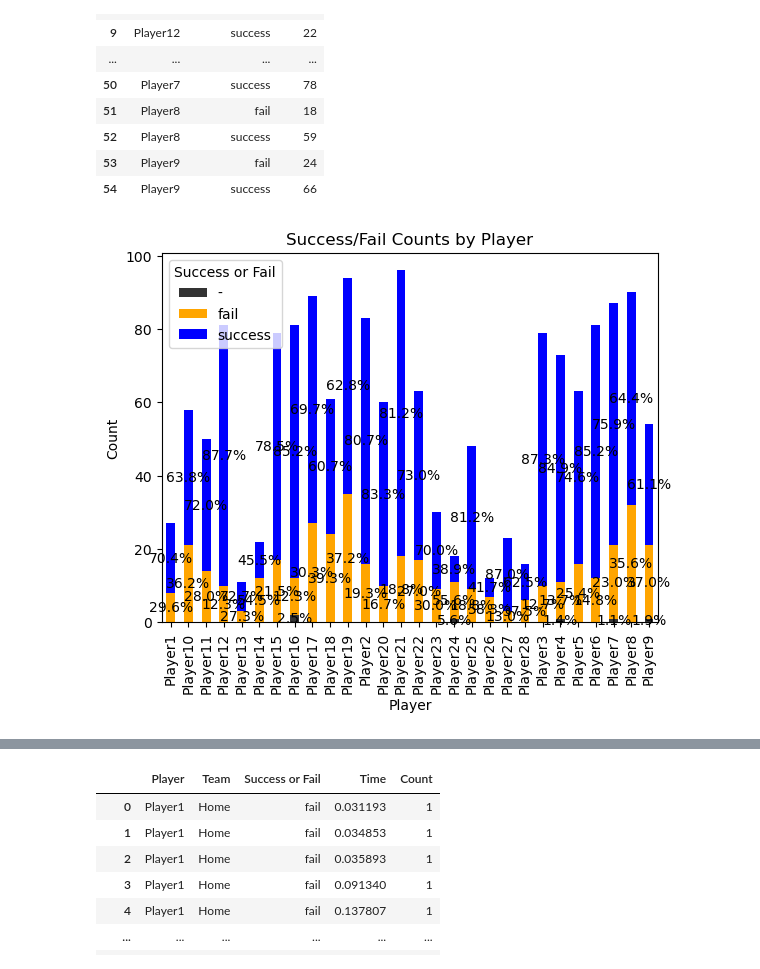
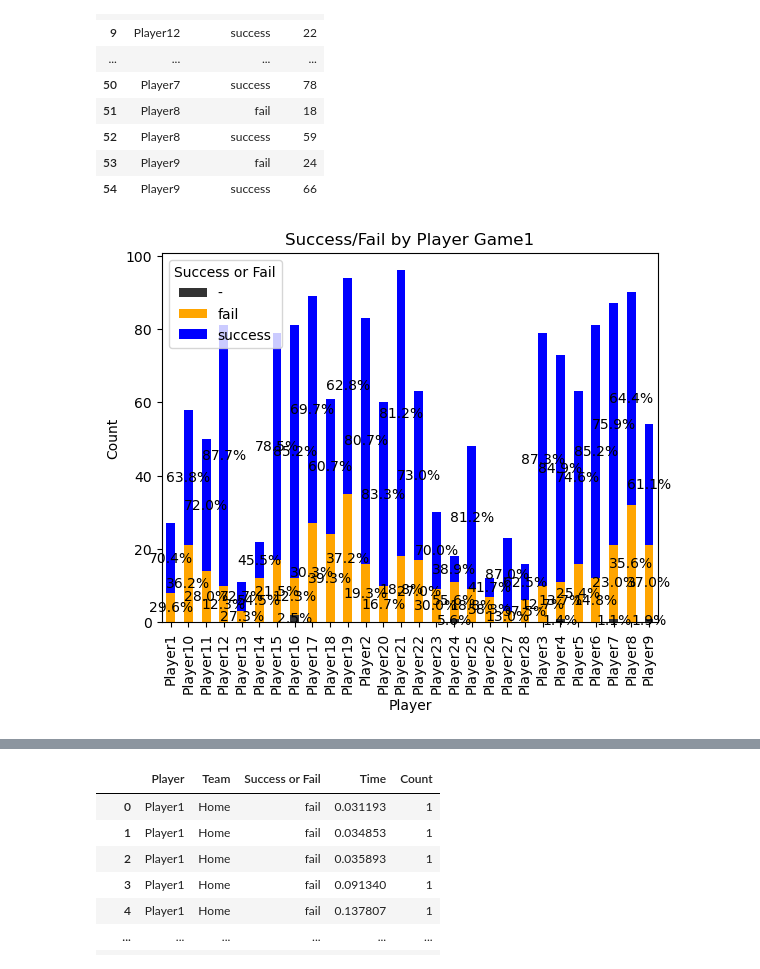
Before and after one commit to lnyousif/Football101, a Jupyter notebook: Rami Notebook.ipynb, the cells around one changed output, grey strips where cells are left out. Drawn from its saved outputs; the diff is of its cells as text; code cells hidden in the pictures.

Commit message:
adding my charts

```diff
--- a/Rami Notebook.ipynb
+++ b/Rami Notebook.ipynb
@@ -358,35 +359,36 @@ player_success_df2
 # %%
 # Define a colorblind-friendly color palette for success and fail
 category_colors = {'success': 'blue', 'fail': 'orange'}  # Adjust as needed
 
 # Pivot the DataFrame
 pivot_df = player_success_df.pivot(index='Player', columns='Success or Fail', values='Count')
 
 # Calculate the percentages
 percent_df = pivot_df.div(pivot_df.sum(axis=1), axis=0) * 100
 
 # Plot with colorblind-friendly colors
 ax = pivot_df.plot(kind='bar', stacked=True, color=[category_colors.get(x, '#333333') for x in pivot_df.columns])
 
 plt.xlabel('Player')
 plt.ylabel('Count')
-plt.title('Success/Fail Counts by Player')
+plt.title('Success/Fail by Player Game1')
 
 # Annotate with percentages
 for i, (team, row) in enumerate(pivot_df.iterrows()):
     for j, (category, count) in enumerate(row.items()):
         percentage = percent_df.loc[team, category]
         if count > 0:  # To avoid displaying 0% on empty bars
             y_offset = pivot_df.loc[team, :].iloc[:j].sum() + count / 2
             ax.annotate(f'{percentage:.1f}%',
                         xy=(i, y_offset),
                         xytext=(0, 0),  # Offset
                         textcoords="offset points",
                         ha='center', va='center')
+plt.savefig('SucessRatePlayerG1.png')
 
 plt.show()
 # %% [output]
-[figure, old version]
+[figure, new version]
 # %%
 # Define a colorblind-friendly color palette for success and fail
 category_colors = {'success': 'blue', 'fail': 'orange'}  # Adjust as needed
```
Also changed, not shown: parts of 10 cells of this notebook, 6 other files.
